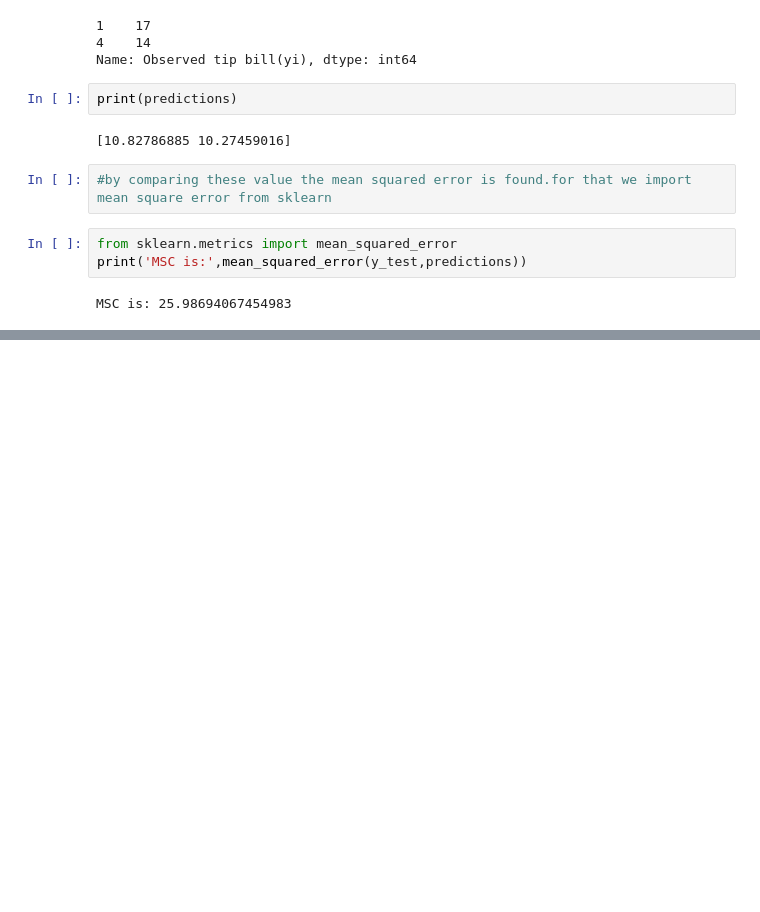
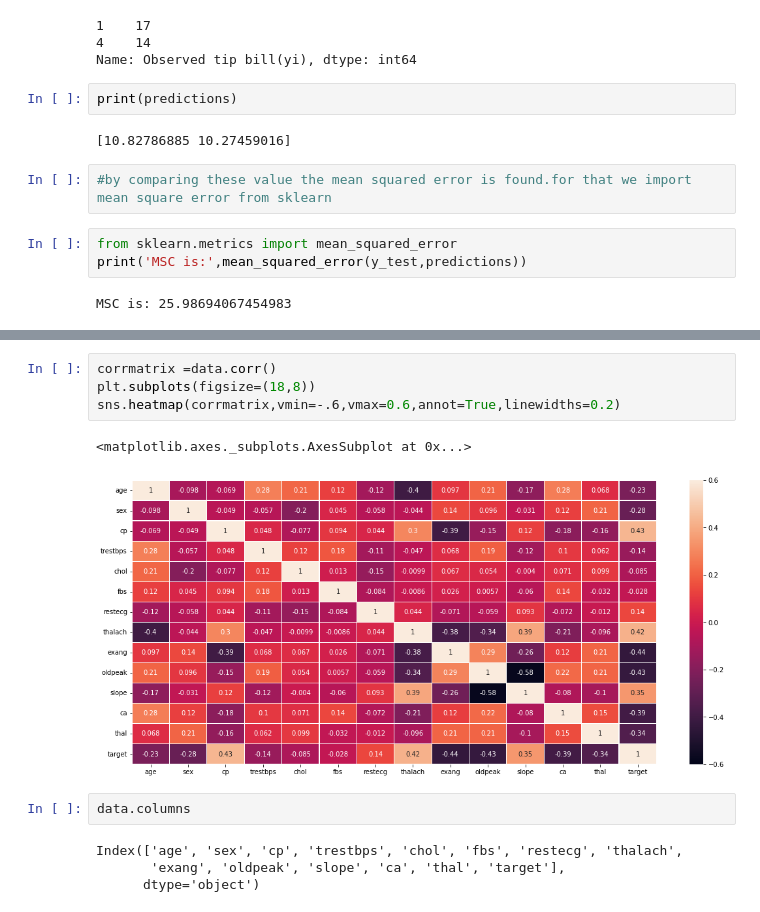
Before and after one commit to shemi024/-Python-Basic, a Jupyter notebook: Copy_of_regg.ipynb, the cells around one changed output, grey strips where cells are left out. Cells and saved outputs as stored; diff of their text form; blank space fills up the shorter version.

```diff
--- a/Copy_of_regg.ipynb
+++ b/Copy_of_regg.ipynb
@@ -80,0 +327,13 @@ MSC is: 25.98694067454983
+# %%
+corrmatrix =data.corr()
+plt.subplots(figsize=(18,8))
+sns.heatmap(corrmatrix,vmin=-.6,vmax=0.6,annot=True,linewidths=0.2)
+# %% [output]
+<matplotlib.axes._subplots.AxesSubplot at 0x...>
+[figure, added]
+# %%
+data.columns
+# %% [output]
+Index(['age', 'sex', 'cp', 'trestbps', 'chol', 'fbs', 'restecg', 'thalach',
+       'exang', 'oldpeak', 'slope', 'ca', 'thal', 'target'],
+      dtype='object')
```
Also changed, not shown: parts of 39 cells of this notebook.
